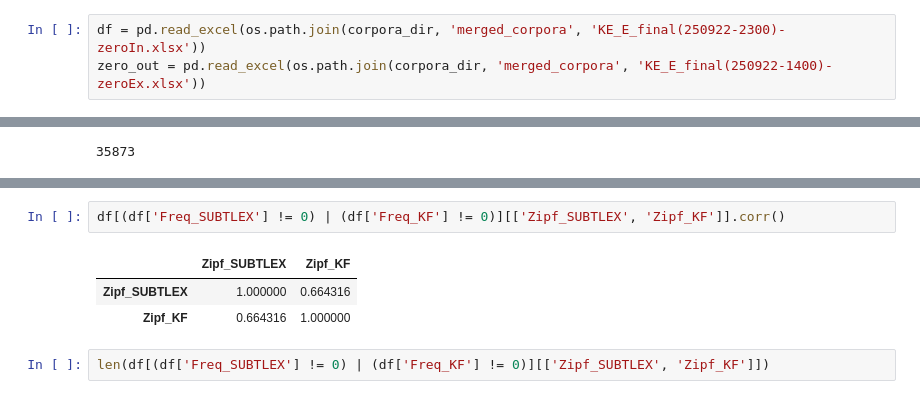
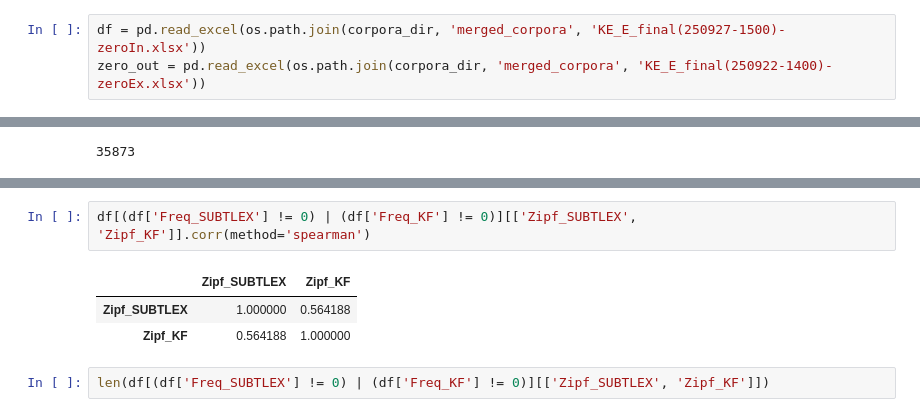
Before and after one commit to irregular6612/english-corpus-comparison, a Jupyter notebook: src/notebooks/correlation_analysis_example.ipynb, the cells around one changed output, grey strips where cells are left out. Drawn from its saved outputs; the diff is of its cells as text.

```diff
--- a/src/notebooks/correlation_analysis_example.ipynb
+++ b/src/notebooks/correlation_analysis_example.ipynb
@@ -238,7 +238,7 @@ laplace transform을 사용해서 zero-freq word를 dealing 하랴.
 SUBLTEX-UK 에 따르면, zipf-score를 사용하는게 좋다고 하기도 했고,
 변환 시에 상대 빈도를 다 수정하면 될 듯.
 # %%
-df = pd.read_excel(os.path.join(corpora_dir, 'merged_corpora', 'KE_E_final(250922-2300)-zeroIn.xlsx'))
+df = pd.read_excel(os.path.join(corpora_dir, 'merged_corpora', 'KE_E_final(250927-1500)-zeroIn.xlsx'))
 zero_out = pd.read_excel(os.path.join(corpora_dir, 'merged_corpora', 'KE_E_final(250922-1400)-zeroEx.xlsx'))
 # %%
 zero_out[['Zipf_KE', 'Zipf_KF', 'Zipf_HAL(130)', 'Zipf_HAL(160)', 'Zipf_SUBTLEX']].describe()
@@ -311,9 +333,9 @@ len(df[(df['Freq_SUBTLEX'] != 0) | (df['Freq_KE'] != 0)][['Zipf_SUBTLEX', 'Zipf_
 # %%
-df[(df['Freq_SUBTLEX'] != 0) | (df['Freq_KF'] != 0)][['Zipf_SUBTLEX', 'Zipf_KF']].corr()
+df[(df['Freq_SUBTLEX'] != 0) | (df['Freq_KF'] != 0)][['Zipf_SUBTLEX', 'Zipf_KF']].corr(method='spearman')
 # %% [output]
 |  | Zipf_SUBTLEX | Zipf_KF |
-| Zipf_SUBTLEX | 1.000000 | 0.664316 |
-| Zipf_KF | 0.664316 | 1.000000 |
+| Zipf_SUBTLEX | 1.000000 | 0.564188 |
+| Zipf_KF | 0.564188 | 1.000000 |
 # %%
 len(df[(df['Freq_SUBTLEX'] != 0) | (df['Freq_KF'] != 0)][['Zipf_SUBTLEX', 'Zipf_KF']])
 # %% [output]
```
Also changed, not shown: parts of 27 cells of this notebook, 2 other files.
